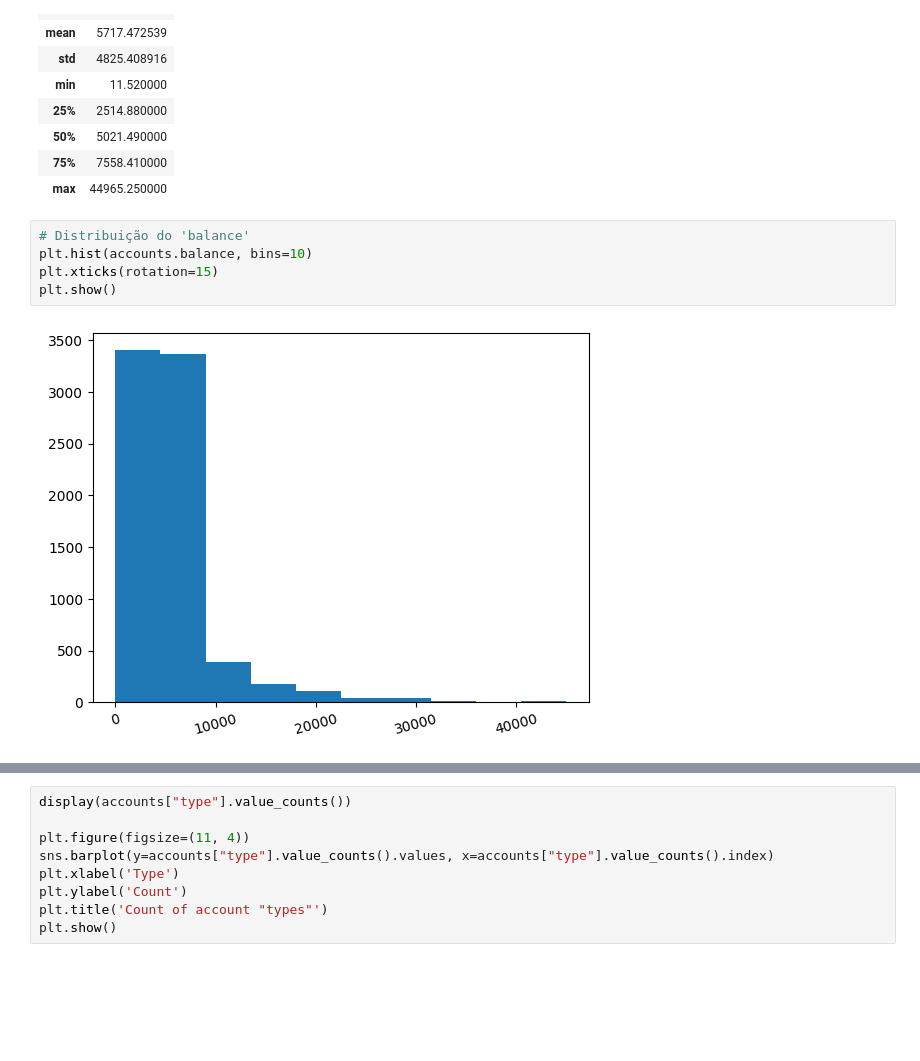
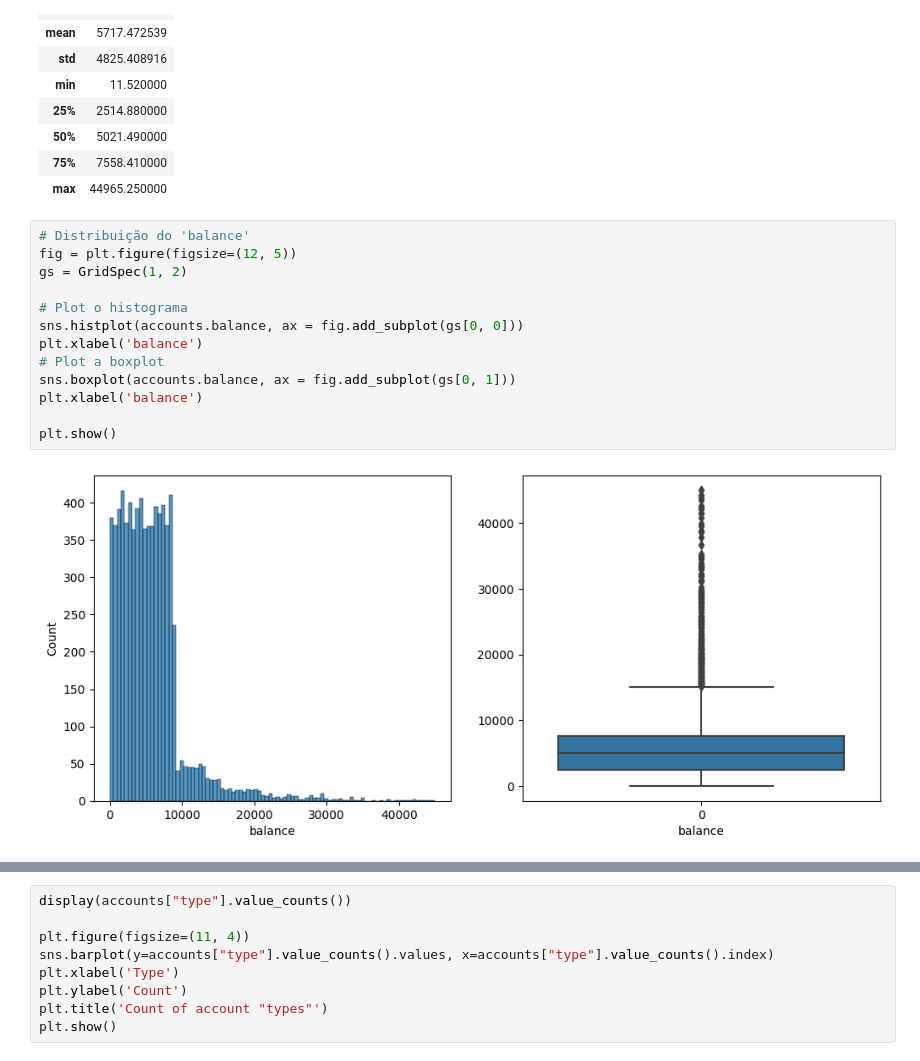
Before and after one commit to PeterRibs/personal_finances, a Jupyter notebook: project_personal_finances.ipynb, the cells around one changed output, grey strips where cells are left out. Drawn from its saved outputs; the diff is of its cells as text; blank space fills up the shorter version.

```diff
--- a/project_personal_finances.ipynb
+++ b/project_personal_finances.ipynb
@@ -440,8 +441,16 @@ accounts.describe()
 | max | 44965.250000 |
 # %%
 # Distribuição do 'balance'
-plt.hist(accounts.balance, bins=10)
-plt.xticks(rotation=15)
+fig = plt.figure(figsize=(12, 5))
+gs = GridSpec(1, 2)
+
+# Plot o histograma
+sns.histplot(accounts.balance, ax = fig.add_subplot(gs[0, 0]))
+plt.xlabel('balance')
+# Plot a boxplot
+sns.boxplot(accounts.balance, ax = fig.add_subplot(gs[0, 1]))
+plt.xlabel('balance')
+
 plt.show()
 # %% [output]
-[figure, old version]
+[figure, new version]
```
Also changed, not shown: parts of 122 cells of this notebook, 2 other files.
